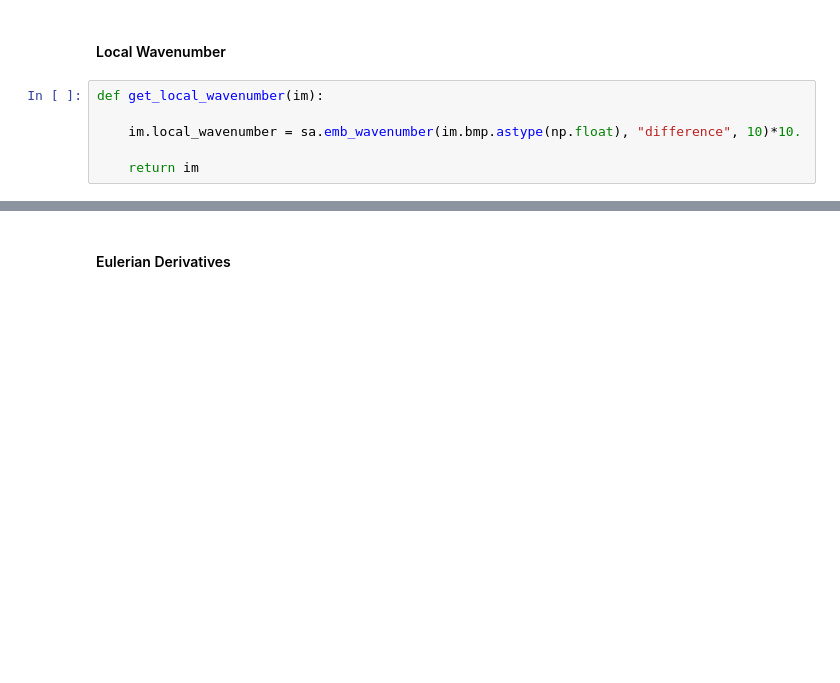
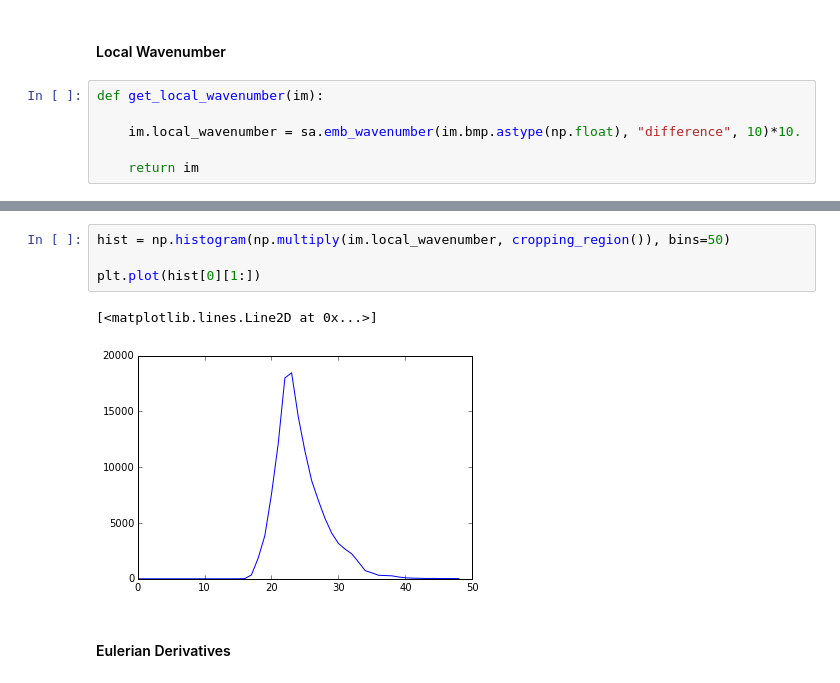
Before and after one commit to rachellevanger/image-tda-rayleigh-benard-convection, a Jupyter notebook: for_paper/Lyapunov_Paper_Notebook.ipynb, the cells around one changed output, grey strips where cells are left out. Drawn from its saved outputs; the diff is of its cells as text; blank space fills up the shorter version.

```diff
--- a/for_paper/Lyapunov_Paper_Notebook.ipynb
+++ b/for_paper/Lyapunov_Paper_Notebook.ipynb
@@ -173,3 +173,10 @@ plt.show()
+# %%
+hist = np.histogram(np.multiply(im.local_wavenumber, cropping_region()), bins=50)
+
+plt.plot(hist[0][1:])
+# %% [output]
+[<matplotlib.lines.Line2D at 0x...>]
+[figure, added]
 # %% [markdown]
 #### Eulerian Derivatives
 # %%
```
Also changed, not shown: parts of 4 cells of this notebook.
